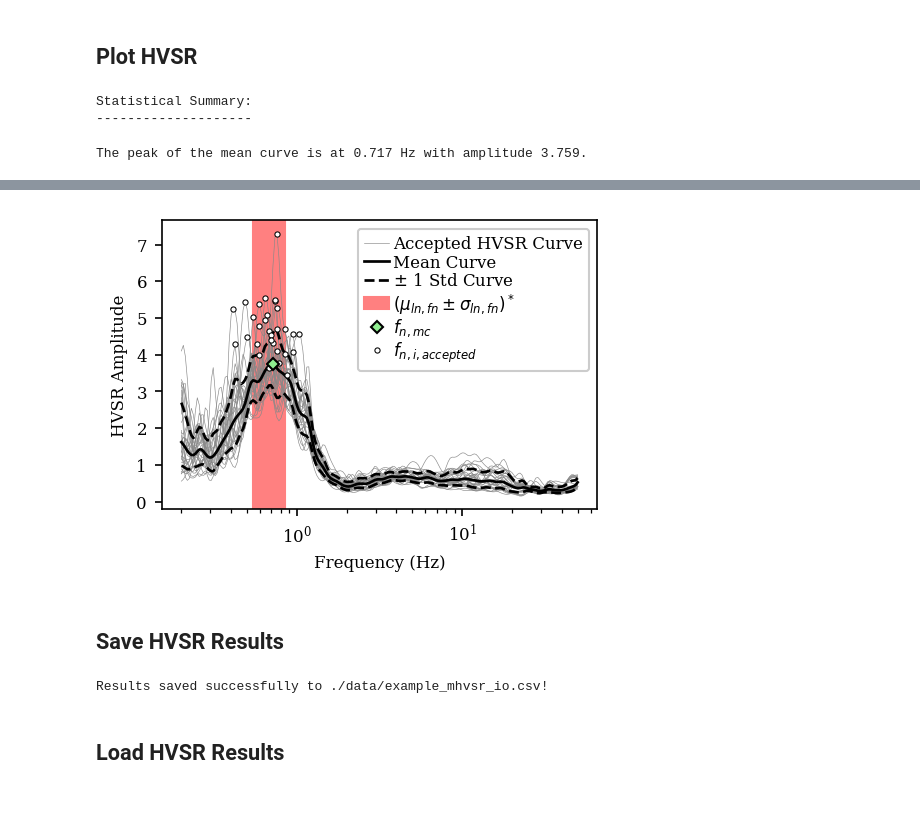
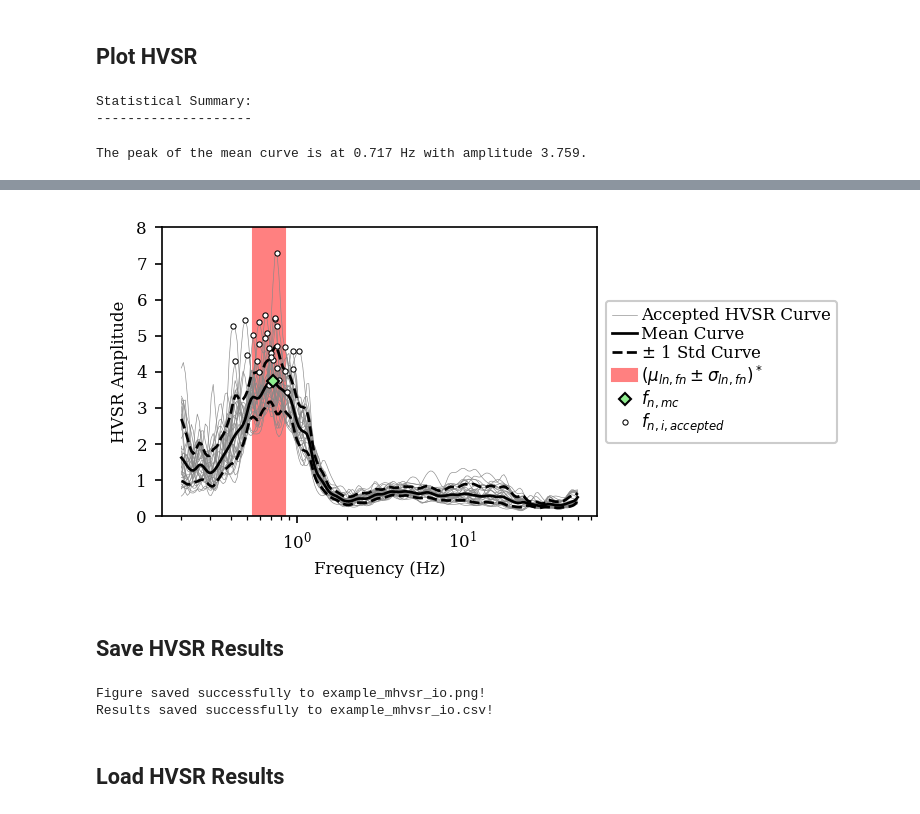
Before and after one commit to jpvantassel/hvsrpy, a Jupyter notebook: examples/example_hvsr_io.ipynb, the cells around one changed output, grey strips where cells are left out. Cells and saved outputs as stored; diff of their text form; code cells hidden in the pictures.

Commit message:
:books: Tweaks to hvsrpy example notebooks

```diff
--- a/examples/example_hvsr_io.ipynb
+++ b/examples/example_hvsr_io.ipynb
@@ -148,24 +148,26 @@ hvsr = hvsrpy.process(srecords, processing_settings)
 # %%
 print("\nStatistical Summary:")
 print("-"*20)
 hvsrpy.summarize_hvsr_statistics(hvsr)
 (fig, ax) = hvsrpy.plot_single_panel_hvsr_curves(hvsr)
+ax.get_legend().remove()
+ax.legend(loc="center left", bbox_to_anchor=(1, 0.5))
 plt.show()
 # %% [output]
 Statistical Summary:
 --------------------
 The peak of the mean curve is at 0.717 Hz with amplitude 3.759.
 |  | Exponentitated Lognormal Median (... | Lognormal Standard Deviation (log... | -1 Lognormal Standard Deviation (... | +1 Lognormal Standard Deviation (... |
 | Resonant Site Frequency, fn (Hz) | 0.680 | 0.224 | 0.543 | 0.851 |
 | Resonant Site Period, Tn (s) | 1.471 | 0.224 | 1.841 | 1.175 |
 | Resonance Amplitude, An | 4.665 | 0.153 | 4.002 | 5.437 |
-[figure, old version]
+[figure, new version]
 # %% [markdown]
 ## Save HVSR Results
 # %%
-save_figure = False
+save_figure = True
 save_results = True
-fname_prefix = "./data/example_mhvsr_io"
+fname_prefix = "example_mhvsr_io"
 
 if save_figure:
     fname = f"{fname_prefix}.png"
@@ -178,7 +180,8 @@ if save_results:
     hvsrpy.object_io.write_hvsr_object_to_file(hvsr, fname)
     print(f"Results saved successfully to {fname}!")
 # %% [output]
-Results saved successfully to ./data/example_mhvsr_io.csv!
+Figure saved successfully to example_mhvsr_io.png!
+Results saved successfully to example_mhvsr_io.csv!
 # %% [markdown]
 ## Load HVSR Results
 # %%
```
Also changed, not shown: parts of 3 cells of this notebook, 11 other files.
